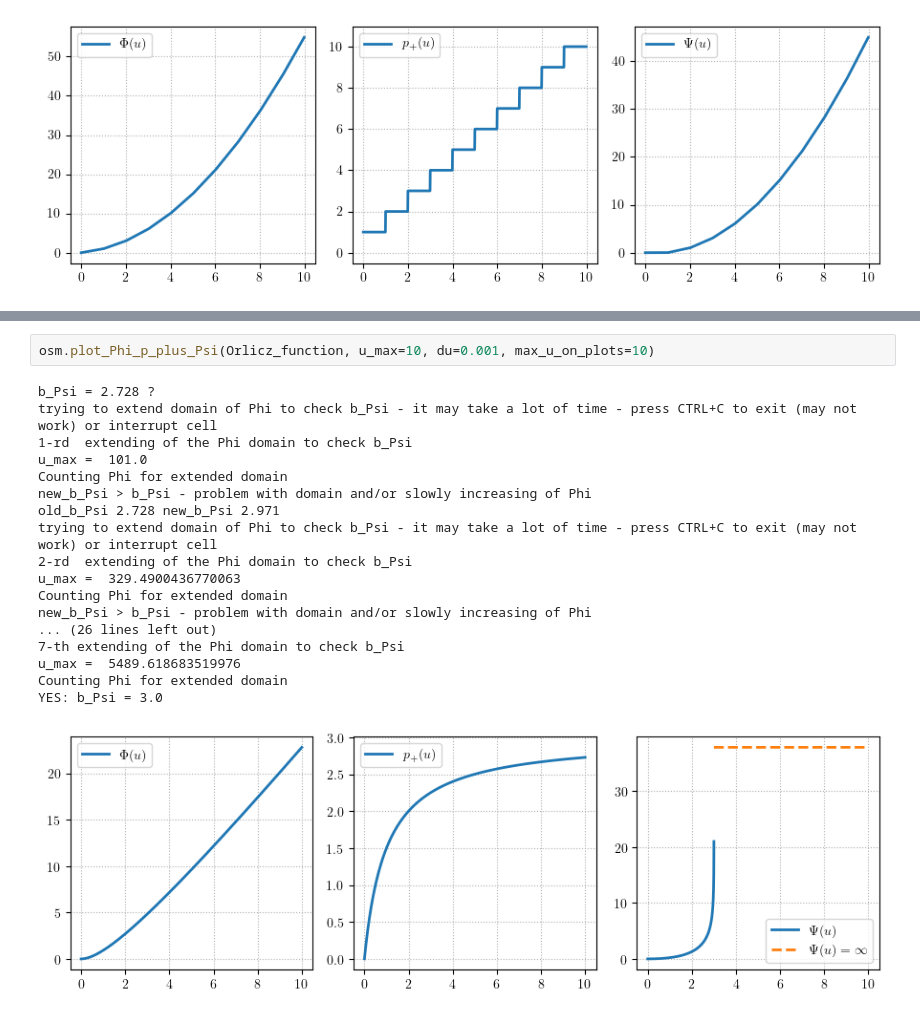
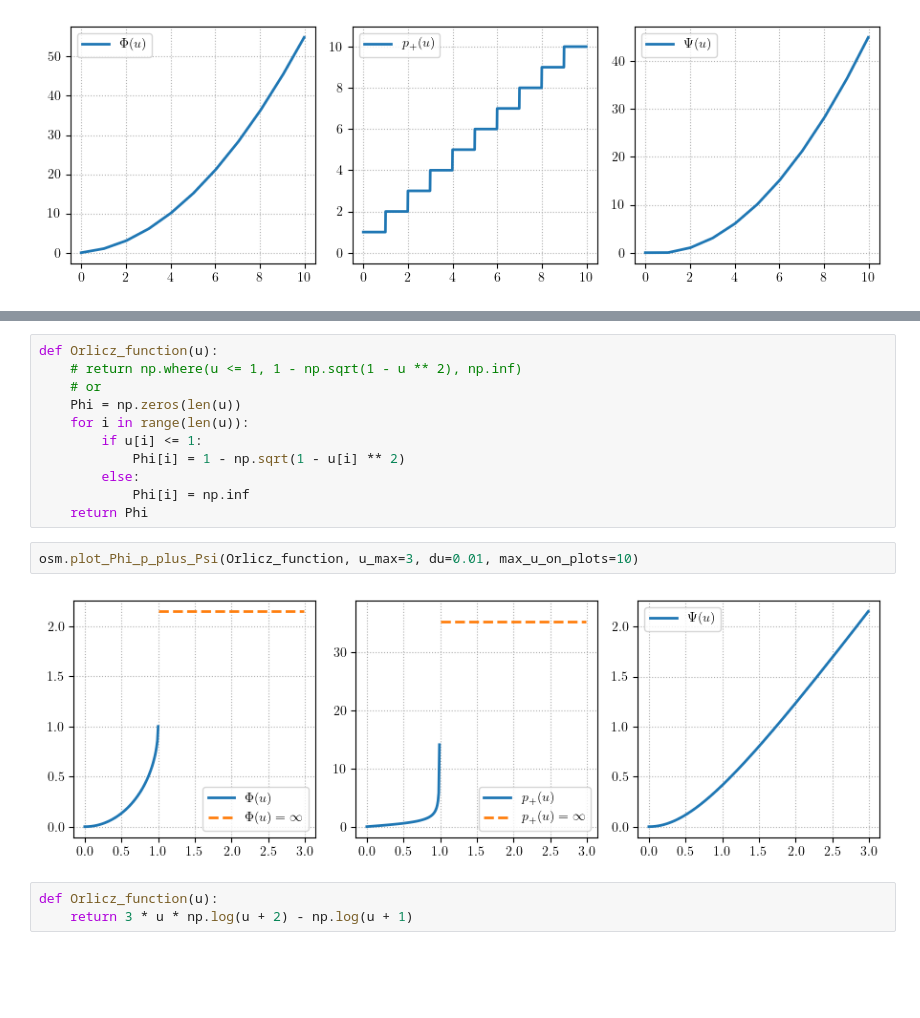
Before and after one commit to DyonOylloug/numerical_function_spaces, a Jupyter notebook: docs/conjugate_plots_Phi_p_Psi.ipynb, the cells around one changed output, grey strips where cells are left out. Cells and saved outputs as stored; diff of their text form; blank space fills up the shorter version.

```diff
--- a/docs/conjugate_plots_Phi_p_Psi.ipynb
+++ b/docs/conjugate_plots_Phi_p_Psi.ipynb
@@ -91,21 +144,18 @@ YES: b_Psi = 3.0
-# %%
-osm.plot_Phi_p_plus_Psi(Orlicz_function, u_max=10, du=0.001, max_u_on_plots=10)
-# %% [output]
-b_Psi = 2.728 ?
-trying to extend domain of Phi to check b_Psi - it may take a lot of time - press CTRL+C to exit (may not work) or interrupt cell
-1-rd  extending of the Phi domain to check b_Psi
-u_max =  101.0
-Counting Phi for extended domain
-new_b_Psi > b_Psi - problem with domain and/or slowly increasing of Phi
-old_b_Psi 2.728 new_b_Psi 2.971
-trying to extend domain of Phi to check b_Psi - it may take a lot of time - press CTRL+C to exit (may not work) or interrupt cell
-2-rd  extending of the Phi domain to check b_Psi
-u_max =  329.4900436770063
-Counting Phi for extended domain
-new_b_Psi > b_Psi - problem with domain and/or slowly increasing of Phi
-... (26 lines left out)
-7-th extending of the Phi domain to check b_Psi
-u_max =  5489.618683519976
-Counting Phi for extended domain
-YES: b_Psi = 3.0
-[figure, removed]
+# %%
+def Orlicz_function(u):
+    # return np.where(u <= 1, 1 - np.sqrt(1 - u ** 2), np.inf)
+    # or
+    Phi = np.zeros(len(u))
+    for i in range(len(u)):
+        if u[i] <= 1:
+            Phi[i] = 1 - np.sqrt(1 - u[i] ** 2)
+        else:
+            Phi[i] = np.inf
+    return Phi
+# %%
+osm.plot_Phi_p_plus_Psi(Orlicz_function, u_max=3, du=0.01, max_u_on_plots=10)
+# %% [output]
+[figure, added]
+# %%
+def Orlicz_function(u):
+    return 3 * u * np.log(u + 2) - np.log(u + 1)
```
Also changed, not shown: parts of 15 cells of this notebook.
